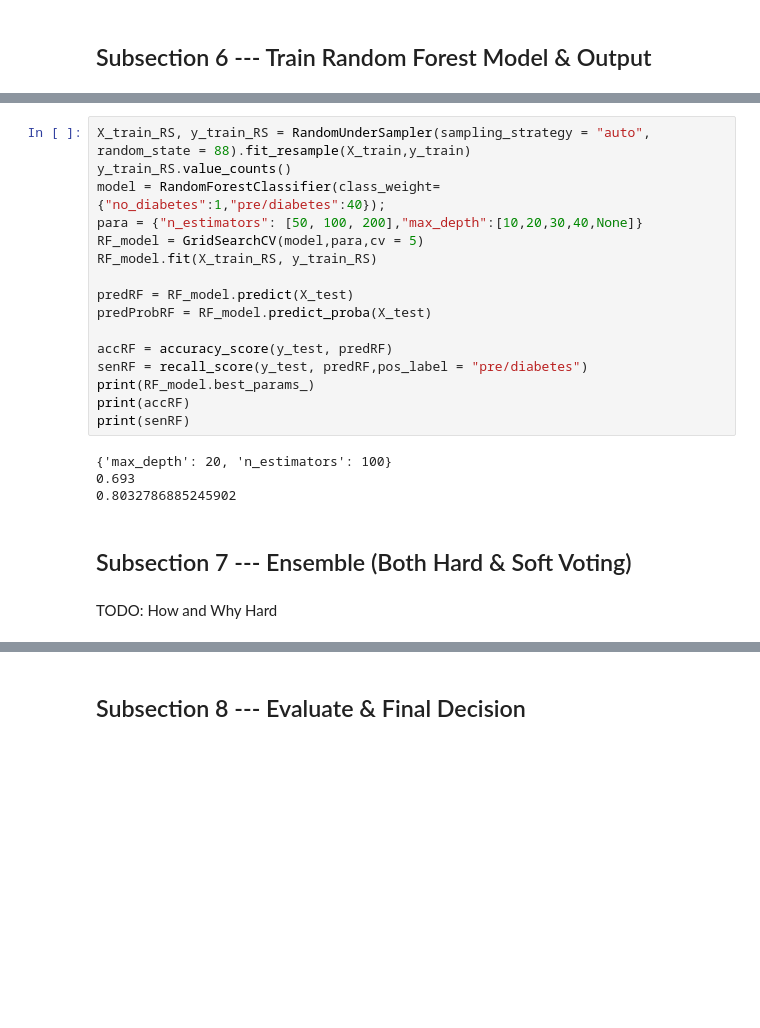
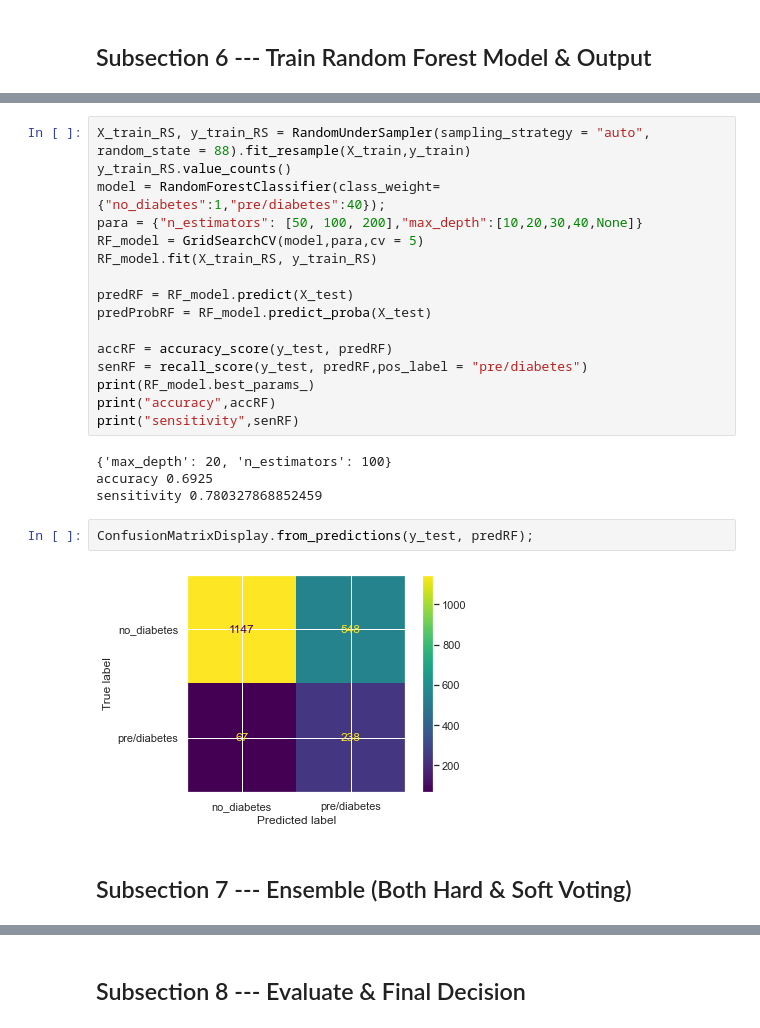
Before and after one commit to COGS118A/Group029-Wi23, a Jupyter notebook: FinalProjectGroup029-Wi23.ipynb, the cells around one changed output, grey strips where cells are left out. Saved outputs shown, nothing was run; the diff lists cells and outputs as text; blank space fills up the shorter version.

```diff
--- a/FinalProjectGroup029-Wi23.ipynb
+++ b/FinalProjectGroup029-Wi23.ipynb
@@ -298,13 +449,15 @@ predProbRF = RF_model.predict_proba(X_test)
 accRF = accuracy_score(y_test, predRF)
 senRF = recall_score(y_test, predRF,pos_label = "pre/diabetes")
 print(RF_model.best_params_)
-print(accRF)
-print(senRF)
+print("accuracy",accRF)
+print("sensitivity",senRF)
 # %% [output]
 {'max_depth': 20, 'n_estimators': 100}
-0.693
-0.8032786885245902
+accuracy 0.6925
+sensitivity 0.780327868852459
+# %%
+ConfusionMatrixDisplay.from_predictions(y_test, predRF);
+# %% [output]
+[figure, added]
 # %% [markdown]
 ## Subsection 7 --- Ensemble (Both Hard & Soft Voting)
-# %% [markdown]
-TODO: How and Why Hard
```
Also changed, not shown: parts of 46 cells of this notebook, 1 other file.
